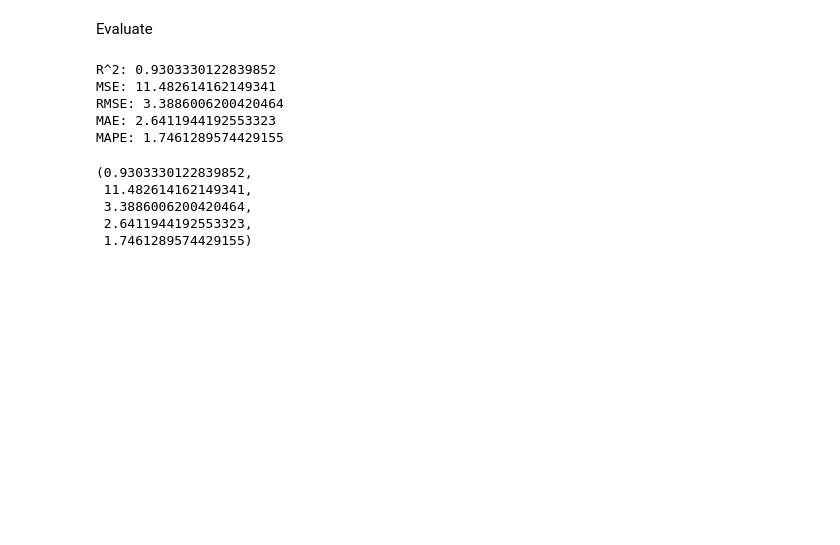
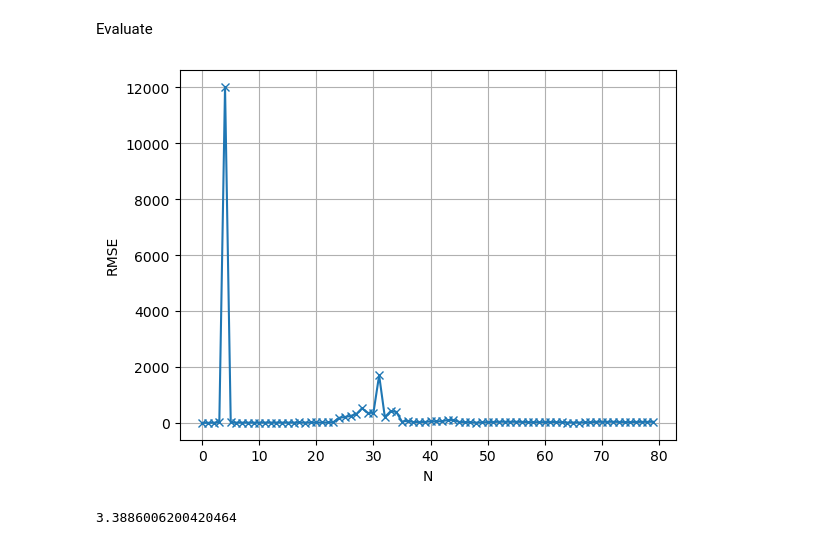
Before and after one commit to luo-simon/stock-predictions, a Jupyter notebook: src/models/2-linear.ipynb, the cells around one changed output. Saved outputs shown, nothing was run; the diff lists cells and outputs as text; code cells hidden in the pictures; blank space fills up the shorter version.

```diff
--- a/src/models/2-linear.ipynb
+++ b/src/models/2-linear.ipynb
@@ -26,4 +29,4 @@ df = df[features]
 # %% [markdown]
 Dataset splitting
 # %%
-X_train, X_test, Y_train, Y_test = misc.create_train_test_set(df, 0.8, verbose=False)
+X_train, X_test, Y_train, Y_test = misc.create_train_test_set(df, 0.8, verbose=True)
@@ -90,6 +59,3 @@ Model predictions
-# %%
-preds = model.predict(X_test)
-preds = pd.Series(preds, index=Y_test.index)
 # %% [markdown]
 Visualisation
 # %%
@@ -98,0 +82,13 @@ misc.plot(preds, Y_test)
+# %%
+Xs = pd.concat([X_train, X_test])
+Ys = pd.concat([Y_train, Y_test])
+
+def linear_model_N(N):
+    preds = []
+    model = LinearRegression(fit_intercept=True)
+    for i in range(len(X_train), len(Xs)):
+        model.fit(Xs.iloc[i-N:i], Ys.iloc[i-N:i])
+        pred = model.predict(Xs.iloc[i:i+1])
+        preds.append(pred[0])
+    preds = pd.Series(preds, index=Y_test.index)
+    return preds
@@ -99,15 +101,23 @@ misc.plot(preds, Y_test)
 # %% [markdown]
 Evaluate
-# %%
-misc.evaluate(preds, Y_test, verbose=True)
-# %% [output]
-R^2: 0.9303330122839852
-MSE: 11.482614162149341
-RMSE: 3.3886006200420464
-MAE: 2.6411944192553323
-MAPE: 1.7461289574429155
-(0.9303330122839852,
- 11.482614162149341,
- 3.3886006200420464,
- 2.6411944192553323,
- 1.7461289574429155)
+# %%
+import matplotlib.pyplot as plt
+
+RMSEs = [0]
+for n in range(1, 80):
+    r2, mse, rmse, mae, mape = misc.evaluate(linear_model_N(n), Y_test)
+    RMSEs.append(rmse)
+# %%
+plt.plot(RMSEs, 'x-')
+plt.grid()
+plt.xlabel('N')
+plt.ylabel('RMSE')
+# plt.xlim([0, 10])
+# plt.ylim([0, 50])
+plt.show()
+# %% [output]
+[figure, added]
+# %%
+min(RMSEs[1:])
+# %% [output]
+3.3886006200420464
```
Also changed, not shown: parts of 13 cells of this notebook, 4 other files.
